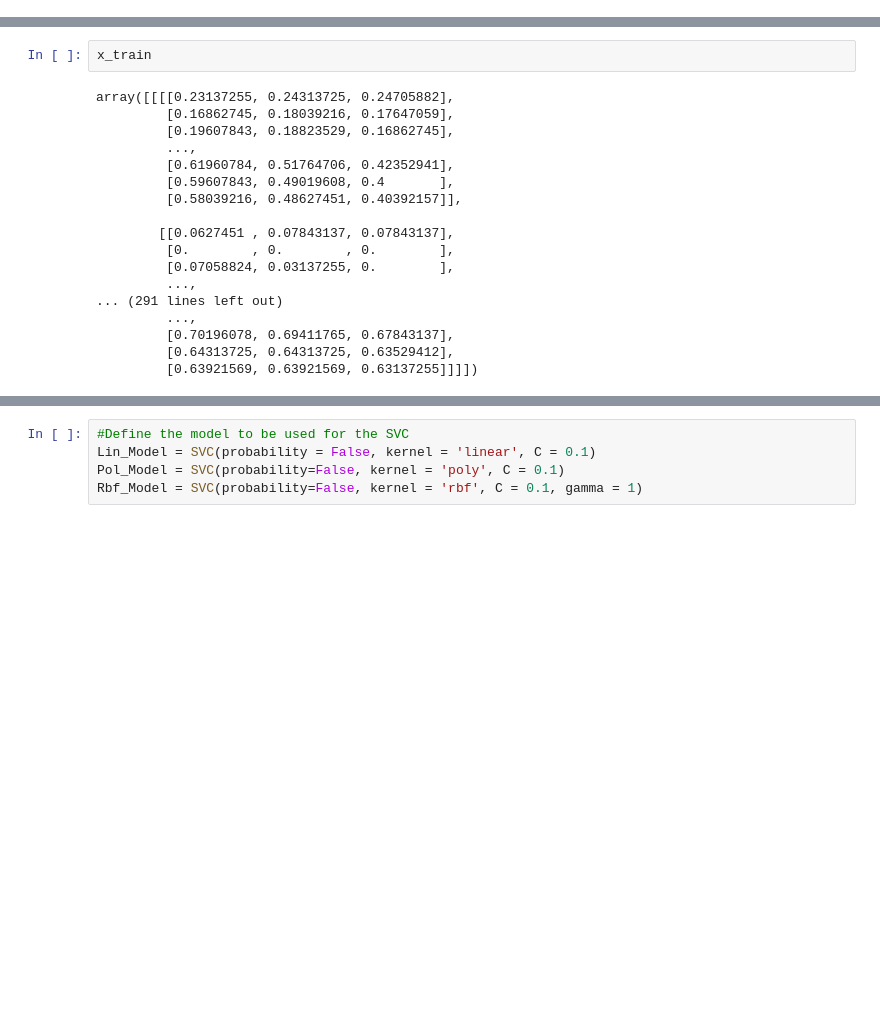
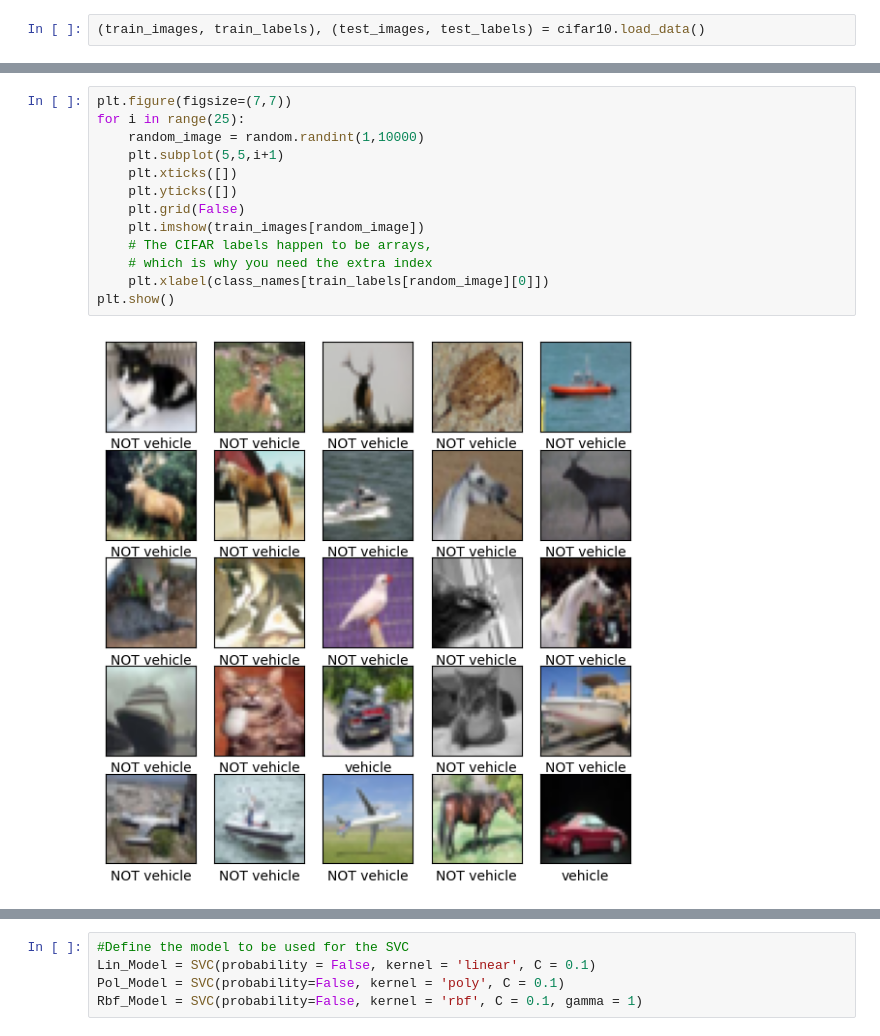
Before and after one commit to Onlyriley/MLProject, a Jupyter notebook: SVMTesting.ipynb, the cells around one changed output, grey strips where cells are left out. Saved outputs shown, nothing was run; the diff lists cells and outputs as text; blank space fills up the shorter version.

```diff
--- a/SVMTesting.ipynb
+++ b/SVMTesting.ipynb
@@ -9,0 +16,2 @@ cifar10 = tf.keras.datasets.cifar10
+# %%
+(train_images, train_labels), (test_images, test_labels) = cifar10.load_data()
@@ -55,21 +43,16 @@ plt.show()
-# %%
-x_train
-# %% [output]
-array([[[[0.23137255, 0.24313725, 0.24705882],
-         [0.16862745, 0.18039216, 0.17647059],
-         [0.19607843, 0.18823529, 0.16862745],
-         ...,
-         [0.61960784, 0.51764706, 0.42352941],
-         [0.59607843, 0.49019608, 0.4       ],
-         [0.58039216, 0.48627451, 0.40392157]],
-
-        [[0.0627451 , 0.07843137, 0.07843137],
-         [0.        , 0.        , 0.        ],
-         [0.07058824, 0.03137255, 0.        ],
-         ...,
-... (291 lines left out)
-         ...,
-         [0.70196078, 0.69411765, 0.67843137],
-         [0.64313725, 0.64313725, 0.63529412],
-         [0.63921569, 0.63921569, 0.63137255]]]])
+# %%
+plt.figure(figsize=(7,7))
+for i in range(25):
+    random_image = random.randint(1,10000)
+    plt.subplot(5,5,i+1)
+    plt.xticks([])
+    plt.yticks([])
+    plt.grid(False)
+    plt.imshow(train_images[random_image])
+    # The CIFAR labels happen to be arrays,
+    # which is why you need the extra index
+    plt.xlabel(class_names[train_labels[random_image][0]])
+plt.show()
+# %% [output]
+[figure, added]
 # %%
```
Also changed, not shown: parts of 12 cells of this notebook, 14 other files.
